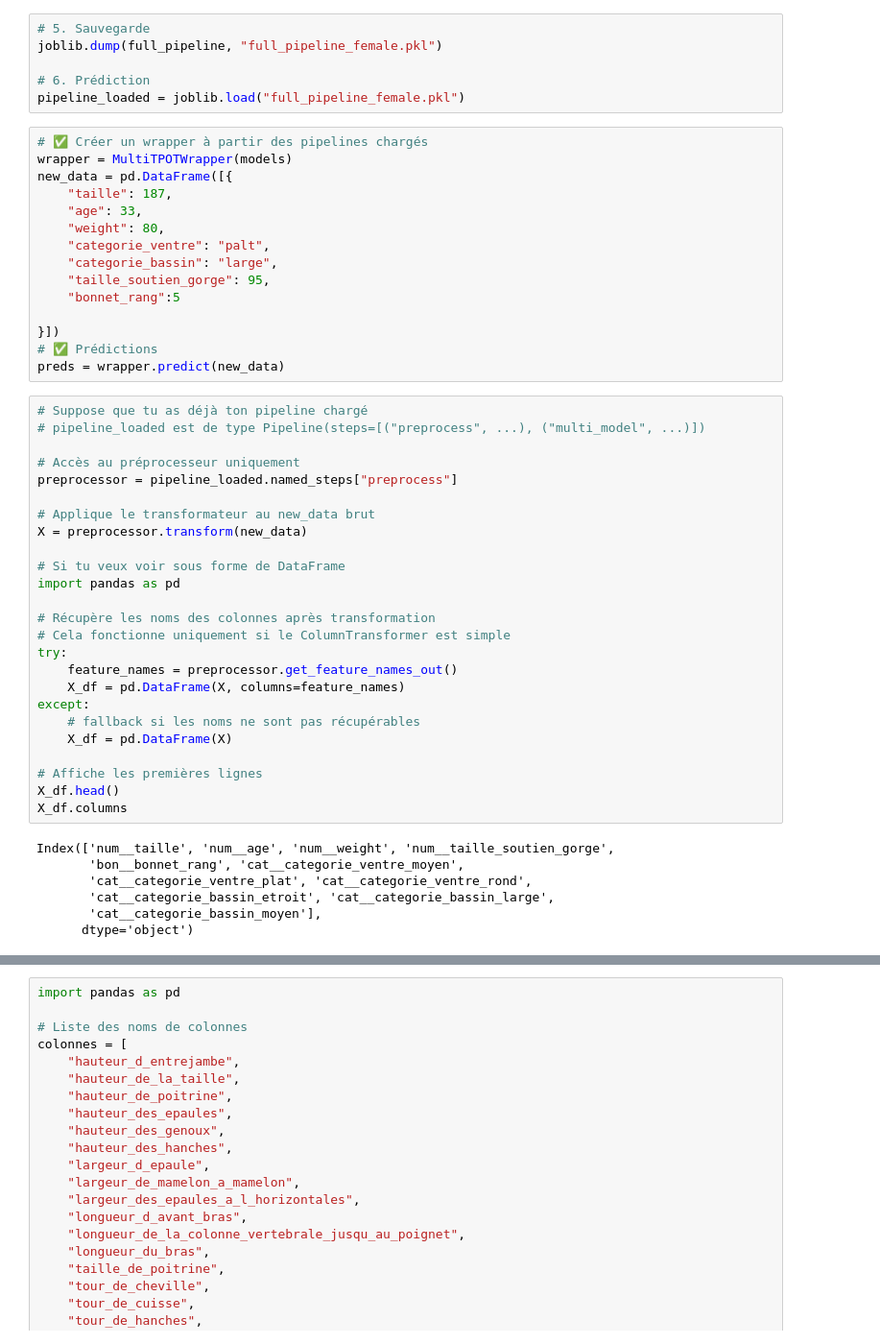
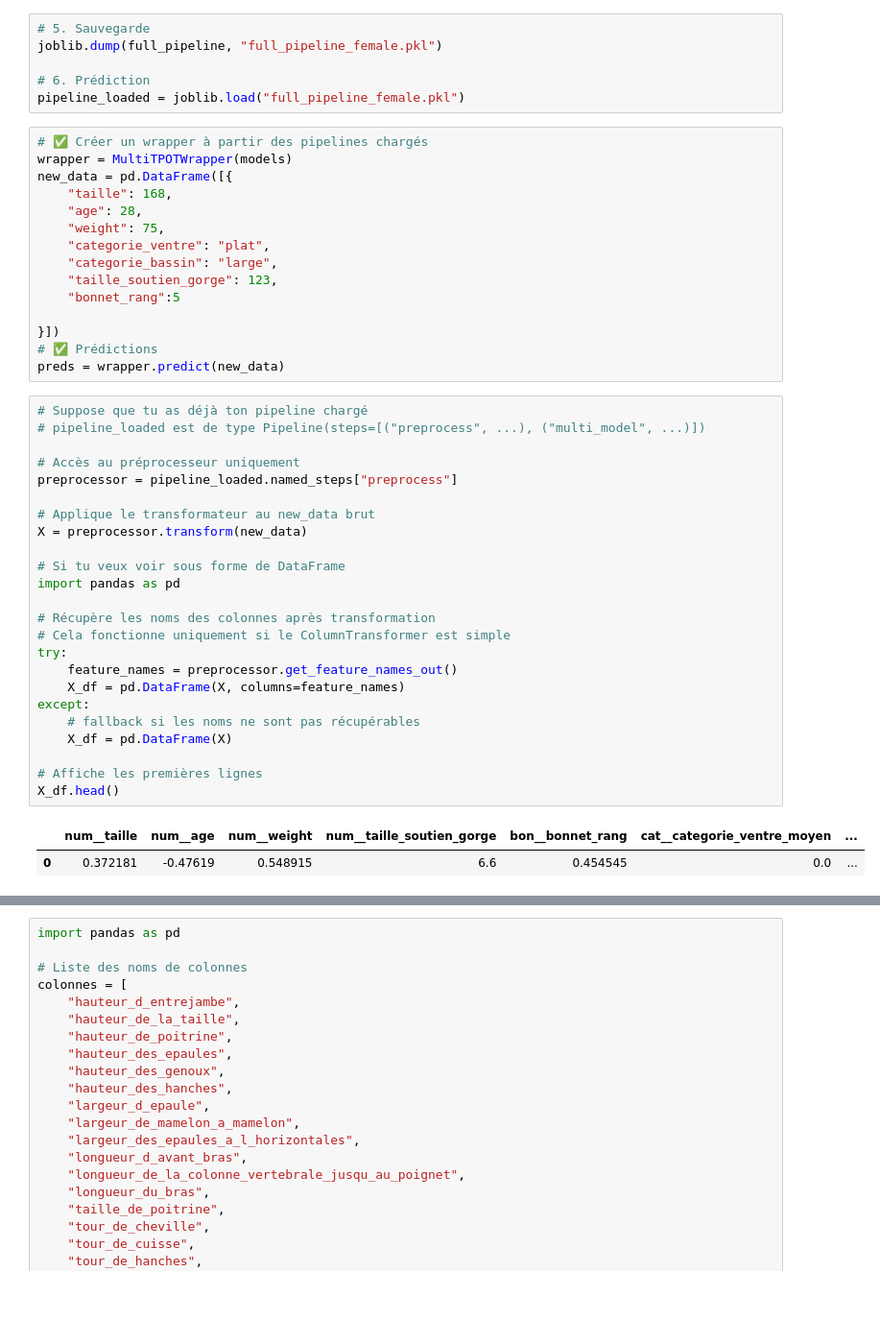
Before and after one commit to cosaques/biba-bop-stage-dataset, a Jupyter notebook: Predict_caesar_female.ipynb, the cells around one changed output, grey strips where cells are left out. Shown at 96% size. Saved outputs shown, nothing was run; the diff lists cells and outputs as text; blank space fills up the shorter version.

```diff
--- a/Predict_caesar_female.ipynb
+++ b/Predict_caesar_female.ipynb
@@ -329,12 +342,12 @@ pipeline_loaded = joblib.load("full_pipeline_female.pkl")
 # ✅ Créer un wrapper à partir des pipelines chargés
 wrapper = MultiTPOTWrapper(models)
 new_data = pd.DataFrame([{
-    "taille": 187,
-    "age": 33,
-    "weight": 80,
-    "categorie_ventre": "palt",
+    "taille": 168,
+    "age": 28,
+    "weight": 75,
+    "categorie_ventre": "plat",
     "categorie_bassin": "large",
-    "taille_soutien_gorge": 95,
+    "taille_soutien_gorge": 123,
     "bonnet_rang":5
 
 }])
@@ -343,35 +356,30 @@ preds = wrapper.predict(new_data)
 # %%
 # Suppose que tu as déjà ton pipeline chargé
 # pipeline_loaded est de type Pipeline(steps=[("preprocess", ...), ("multi_model", ...)])
 
 # Accès au préprocesseur uniquement
 preprocessor = pipeline_loaded.named_steps["preprocess"]
 
 # Applique le transformateur au new_data brut
 X = preprocessor.transform(new_data)
 
 # Si tu veux voir sous forme de DataFrame
 import pandas as pd
 
 # Récupère les noms des colonnes après transformation
 # Cela fonctionne uniquement si le ColumnTransformer est simple
 try:
     feature_names = preprocessor.get_feature_names_out()
     X_df = pd.DataFrame(X, columns=feature_names)
 except:
     # fallback si les noms ne sont pas récupérables
     X_df = pd.DataFrame(X)
 
 # Affiche les premières lignes
 X_df.head()
-X_df.columns
 # %% [output]
-Index(['num__taille', 'num__age', 'num__weight', 'num__taille_soutien_gorge',
-       'bon__bonnet_rang', 'cat__categorie_ventre_moyen',
-       'cat__categorie_ventre_plat', 'cat__categorie_ventre_rond',
-       'cat__categorie_bassin_etroit', 'cat__categorie_bassin_large',
-       'cat__categorie_bassin_moyen'],
-      dtype='object')
+|  | num__taille | num__age | num__weight | num__taille_soutien_gorge | bon__bonnet_rang | cat__categorie_ventre_moyen | ... |
+| 0 | 0.372181 | -0.47619 | 0.548915 | 6.6 | 0.454545 | 0.0 | ... |
 # %%
 # ✅ Extraire les noms des cibles
 noms_variables = [f.replace("pipeline_tpot_", "").replace(".pkl", "")
```
Also changed, not shown: parts of 4 cells of this notebook, 10 other files.
